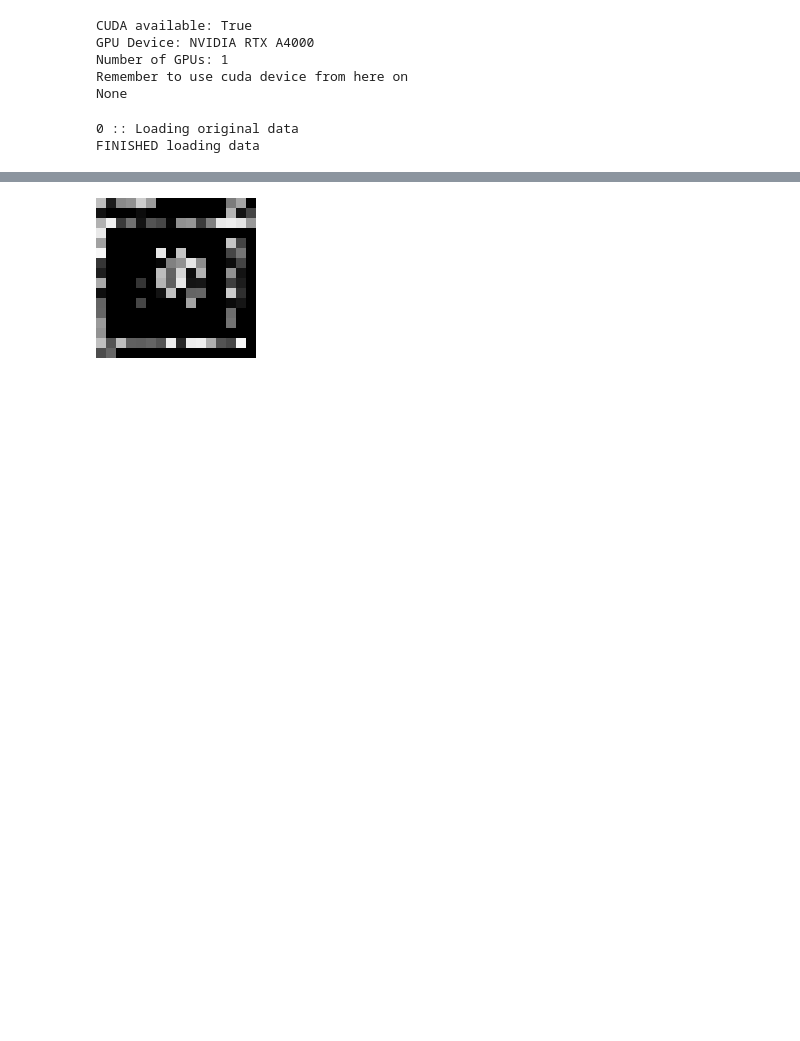
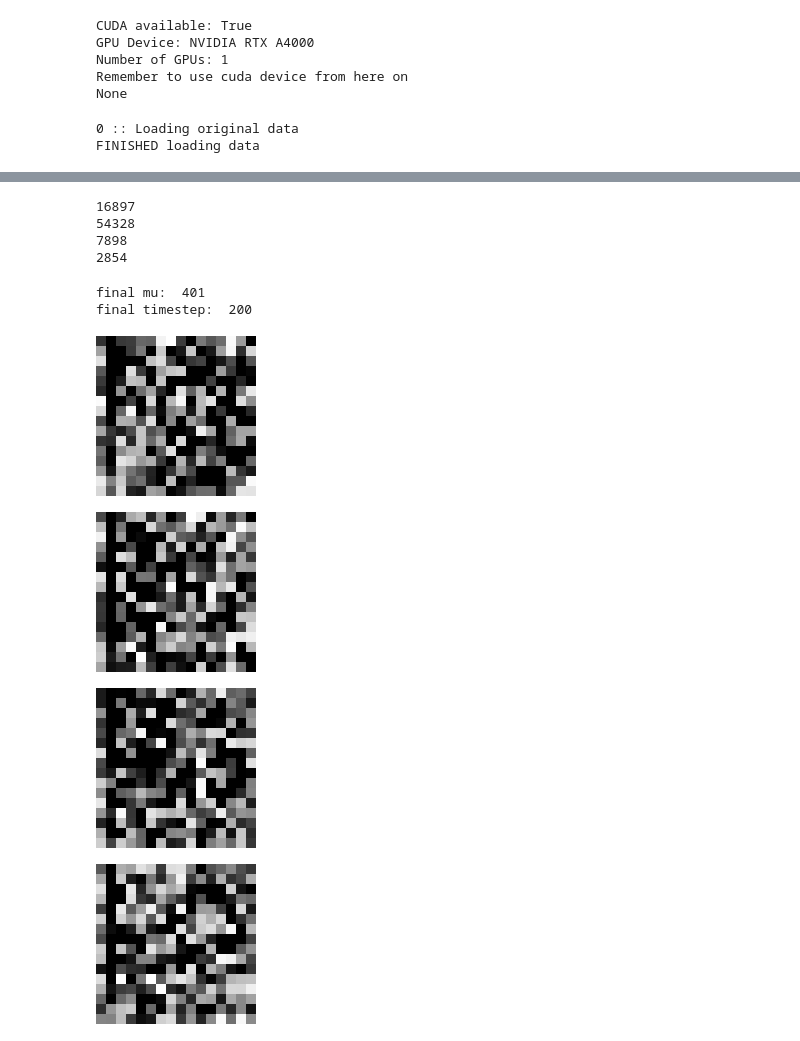
Before and after one commit to roysiu-gh/DDPM-HL-LHC, a Jupyter notebook: DDPMLHC/jup_real.ipynb, the cells around one changed output, grey strips where cells are left out. Cells and saved outputs as stored; diff of their text form; code cells hidden in the pictures; blank space fills up the shorter version.

```diff
--- a/DDPMLHC/jup_real.ipynb
+++ b/DDPMLHC/jup_real.ipynb
@@ -866,12 +942,12 @@ dataloader = DataLoader(ng_for_dataloader, batch_size=train_batch_size, num_work
 # pats = [ng_for_dataloader[0],ng_for_dataloader[1],ng_for_dataloader[2],ng_for_dataloader[3],ng_for_dataloader[4],ng_for_dataloader[5], ng_for_dataloader[-1]]
 # show_tensor_images(pats, scale_factor=10)
 # print(tt.select_event(0).shape)
-save_dir = f"{CWD}/data/ML/second"
-num_epochs = 20
+save_dir = f"{CWD}/data/checkpoints"
+num_epochs = 1
 
 
 # print(f"{len(ng_for_dataloader)} jets, {pred_noise, x_start, *_ = self.model_predictions(img, time_cond, self_cond, clip_x_start = True, rederive_pred_noise = True)ng_for_dataloader.batch_size} batches, {num_epochs} epochs")
-load_and_train(diffusion, dataloader, num_epochs=num_epochs, device=device, save_dir=save_dir, lr=1e-4)
+xd = load_and_train(diffusion, dataloader, num_epochs=num_epochs, device=device, save_dir=save_dir, lr=1e-4)
 # trainer_params = {
 #         diffusion_model: PUDiffusion,
 #         dataloader: dataloader,
@@ -986,13 +1098,22 @@ PUDiffusion(
 # %%
 # Generate samples
 # NG_jet.reset()
 # NG_pu.reset()
-sampled_images = diffusion.sample(batch_size=1)
+sampled_images = diffusion.sample(batch_size=4)
 # print(sampled_images)
 show_tensor_images(sampled_images * NG_jet.max_energy, scale_factor=10)
 # next(NG_pu)
 # next(NG_jet)
 # sampled_images = diffusion.sample(batch_size=1)
 # show_tensor_images(sampled_images, scale_factor=10)
 # %% [output]
+16897
+54328
+7898
+2854
+final mu:  401
+final timestep:  200
-[figure, old version]
+[figure, new version]
+[figure, added]
+[figure, added]
+[figure, added]
```
Also changed, not shown: parts of 8 cells of this notebook, 3 other files.
